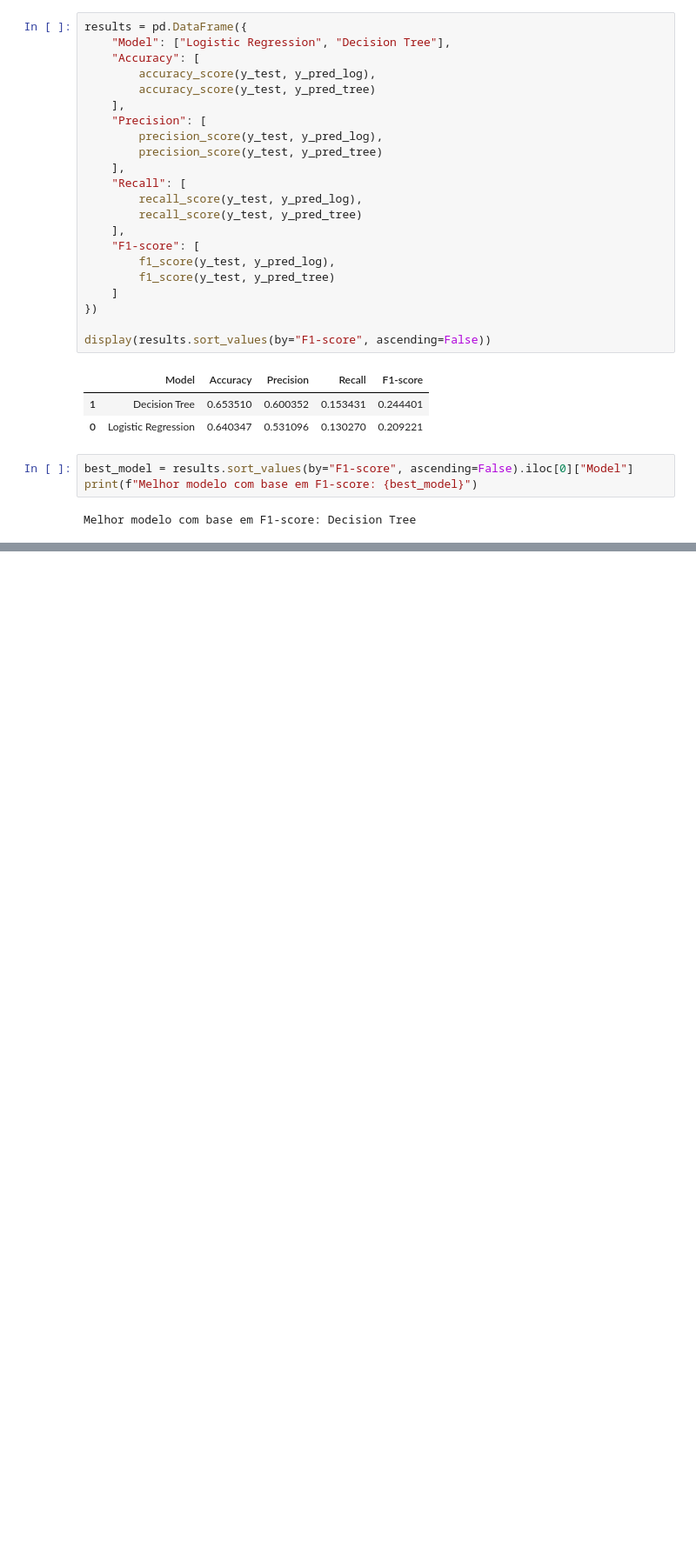
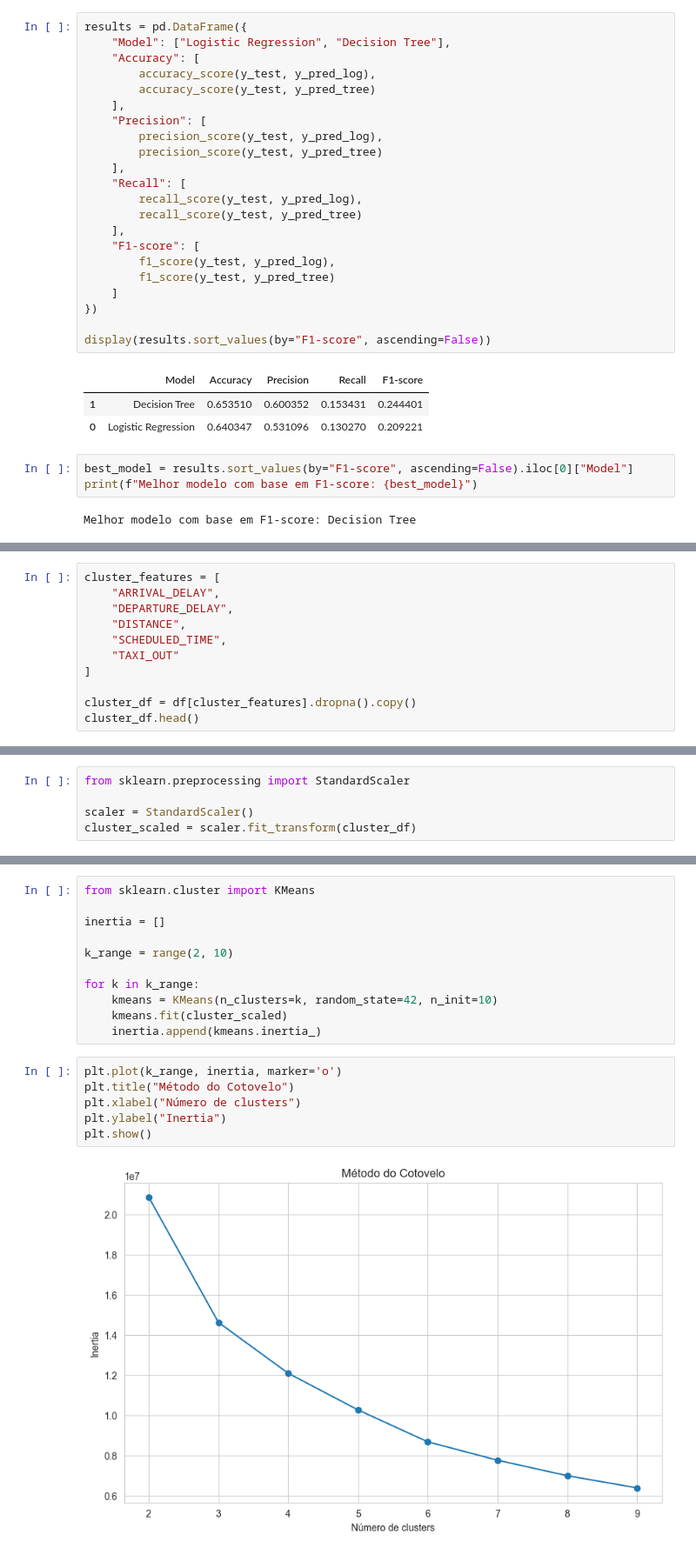
Before and after one commit to PedroMRogerio/fiap-tech-challenge-fase3, a Jupyter notebook: notebook.ipynb, the cells around one changed output, grey strips where cells are left out. Shown at 87% size. Cells and saved outputs as stored; diff of their text form; blank space fills up the shorter version.

```diff
--- a/notebook.ipynb
+++ b/notebook.ipynb
@@ -896,0 +971,11 @@ Como próximos passos, podem ser exploradas técnicas mais avançadas de modelag
+# %%
+cluster_features = [
+    "ARRIVAL_DELAY",
+    "DEPARTURE_DELAY",
+    "DISTANCE",
+    "SCHEDULED_TIME",
+    "TAXI_OUT"
+]
+
+cluster_df = df[cluster_features].dropna().copy()
+cluster_df.head()
@@ -896,0 +993,5 @@ Como próximos passos, podem ser exploradas técnicas mais avançadas de modelag
+# %%
+from sklearn.preprocessing import StandardScaler
+
+scaler = StandardScaler()
+cluster_scaled = scaler.fit_transform(cluster_df)
@@ -896,0 +1002,19 @@ Como próximos passos, podem ser exploradas técnicas mais avançadas de modelag
+# %%
+from sklearn.cluster import KMeans
+
+inertia = []
+
+k_range = range(2, 10)
+
+for k in k_range:
+    kmeans = KMeans(n_clusters=k, random_state=42, n_init=10)
+    kmeans.fit(cluster_scaled)
+    inertia.append(kmeans.inertia_)
+# %%
+plt.plot(k_range, inertia, marker='o')
+plt.title("Método do Cotovelo")
+plt.xlabel("Número de clusters")
+plt.ylabel("Inertia")
+plt.show()
+# %% [output]
+[figure, added]
```
Also changed, not shown: parts of 32 cells of this notebook.
